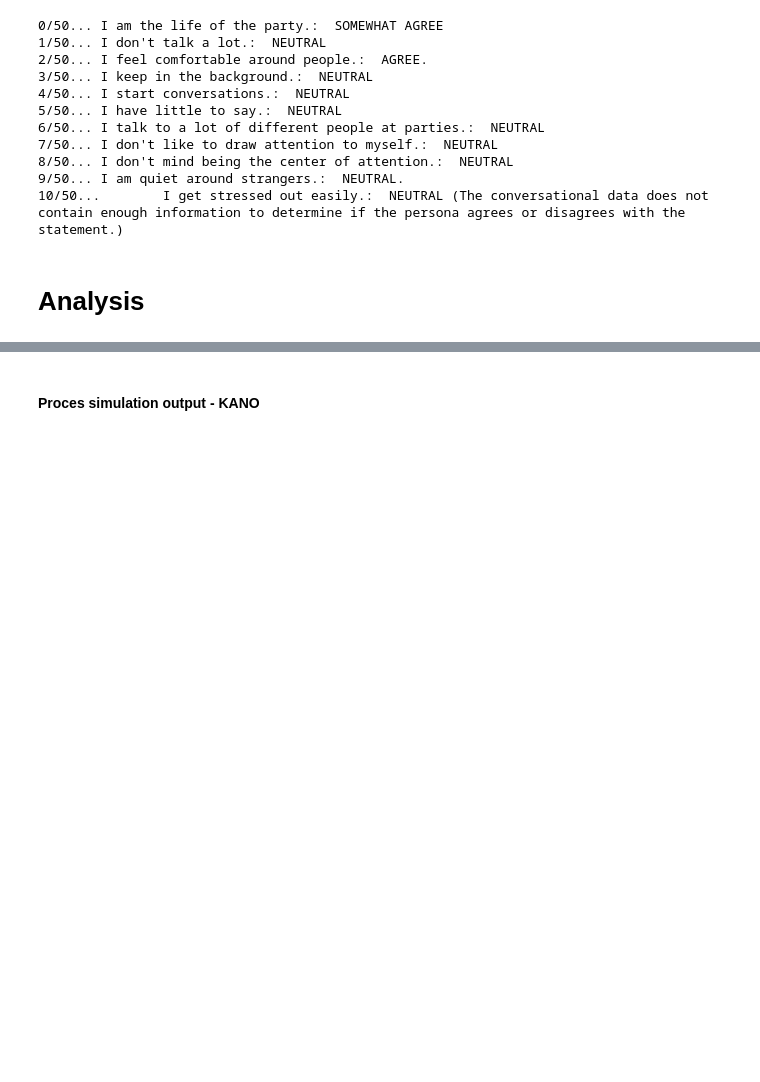
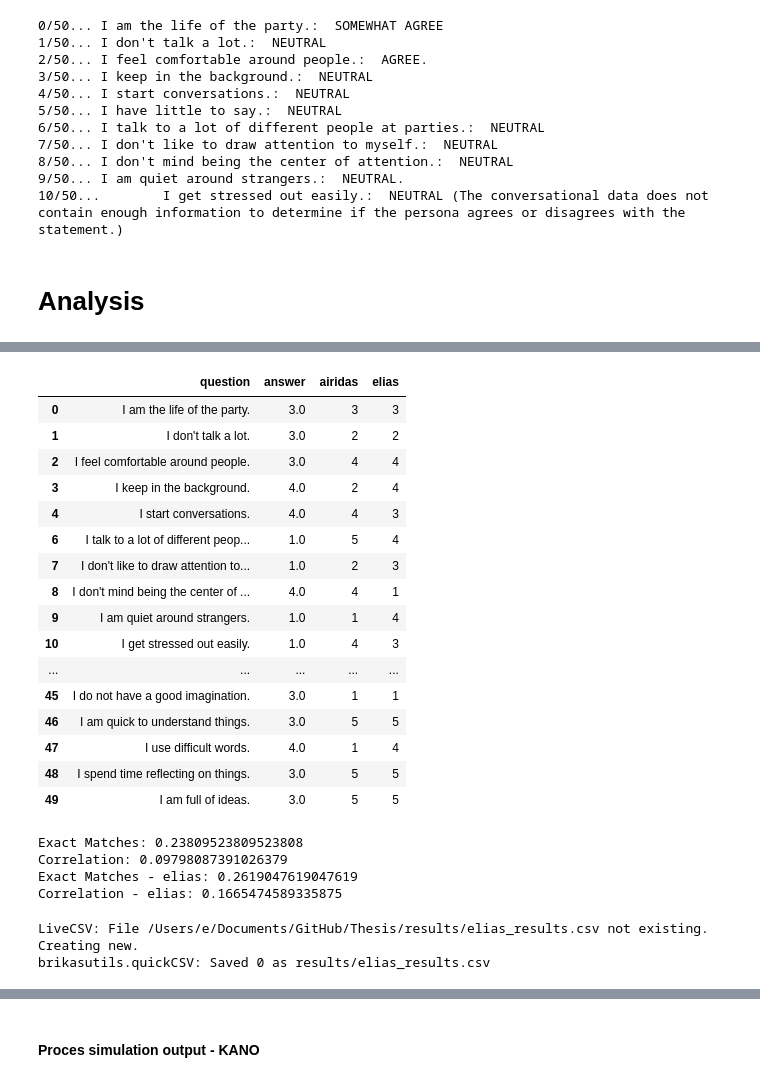
Before and after one commit to Brikas/Thesis, a Jupyter notebook: elias.ipynb, the cells around one changed output, grey strips where cells are left out. Saved outputs shown, nothing was run; the diff lists cells and outputs as text; code cells hidden in the pictures; blank space fills up the shorter version.

```diff
--- a/elias.ipynb
+++ b/elias.ipynb
@@ -414,0 +423,18 @@ bu.quickJSON({"settings": SETTINGS, "info": AUTO_INFO}, f"results/{SIM_ID}_info.
+# %%
+df = pd.read_csv(base_personality)
+# %%
+# # csv_file = "surveys/survey_kano-model_v1.csv"
+# # surv = survey.KanoSurvey(csv_file)
+csv_file = "surveys/survey_personality-test_v1.csv"
+surv = survey.PersonalitySurvey(csv_file)
+# %%
+if isinstance(surv, survey.KanoSurvey):
+    remap_dict = {"I EXPECT IT": 5, "I LIKE IT": 4, "I AM NEUTRAL": 3, "I CAN TOLERATE IT": 2, "I DISLIKE IT": 1}
+    df['answer'] = df['answer'].map(remap_dict)
+    df['airidas'] = df['airidas'].map(remap_dict)
+    df['elias'] = df['elias'].map(remap_dict)
+elif isinstance(surv, survey.PersonalitySurvey):
+    remap_dict = {"AGREE": 5, "SOMEWHAT AGREE": 4, "NEUTRAL": 3, "SOMEWHAT DISAGREE": 2, "DISAGREE": 1}
+    df['answer'] = df['answer'].map(remap_dict)
+
+df.head()
@@ -440,9 +473,53 @@ def extract_uppercase_text(text):
     return ' '.join(matches) if matches else ''
 # %%
 #df = pd.read_csv(f'results/{save}_simulation.csv')
-df = pd.read_csv('results/mistral_elias_personality_02_simulation.csv')
+# df = pd.read_csv('results/mistral_elias_personality_02_simulation.csv')
 #### Proces simulation output
 air = surv.test_answers["airidas"]
 eli = surv.test_answers["elias"]
 df.insert(2, "airidas", air[:len(df)])
 df.insert(3, "elias", eli[:len(df)])
+# %%
+# drop rows with NaN
+df = df.dropna()
+df
+# %% [output]
+|  | question | answer | airidas | elias |
+| 0 | I am the life of the party. | 3.0 | 3 | 3 |
+| 1 | I don't talk a lot. | 3.0 | 2 | 2 |
+| 2 | I feel comfortable around people. | 3.0 | 4 | 4 |
+| 3 | I keep in the background. | 4.0 | 2 | 4 |
+| 4 | I start conversations. | 4.0 | 4 | 3 |
+| 6 | I talk to a lot of different peop... | 1.0 | 5 | 4 |
+| 7 | I don't like to draw attention to... | 1.0 | 2 | 3 |
+| 8 | I don't mind being the center of ... | 4.0 | 4 | 1 |
+| 9 | I am quiet around strangers. | 1.0 | 1 | 4 |
+| 10 | I get stressed out easily. | 1.0 | 4 | 3 |
+| ... | ... | ... | ... | ... |
+| 45 | I do not have a good imagination. | 3.0 | 1 | 1 |
+| 46 | I am quick to understand things. | 3.0 | 5 | 5 |
+| 47 | I use difficult words. | 4.0 | 1 | 4 |
+| 48 | I spend time reflecting on things. | 3.0 | 5 | 5 |
+| 49 | I am full of ideas. | 3.0 | 5 | 5 |
+# %%
+# compute one number of how the percentage of correct answers
+result_data = {
+    "Exact Matches": (df['answer'] == df['airidas']).sum() / len(df),
+    "Correlation": df['answer'].corr(df['airidas']),
+    "Exact Matches - elias": (df['answer'] == df['elias']).sum() / len(df),
+    "Correlation - elias": df['answer'].corr(df['elias']),
+}
+
+for k, v in result_data.items():
+    print(f"{k}: {v}")
+# %% [output]
+Exact Matches: 0.23809523809523808
+Correlation: 0.09798087391026379
+Exact Matches - elias: 0.2619047619047619
+Correlation - elias: 0.1665474589335875
+# %%
+bu.if_dir_not_exist_make("results")
+res = bu.LiveCSV("results/elias_results.csv")
+# %% [output]
+LiveCSV: File /Users/e/Documents/GitHub/Thesis/results/elias_results.csv not existing. Creating new.
+brikasutils.quickCSV: Saved 0 as results/elias_results.csv
```
Also changed, not shown: parts of 4 cells of this notebook, 1 other file.
